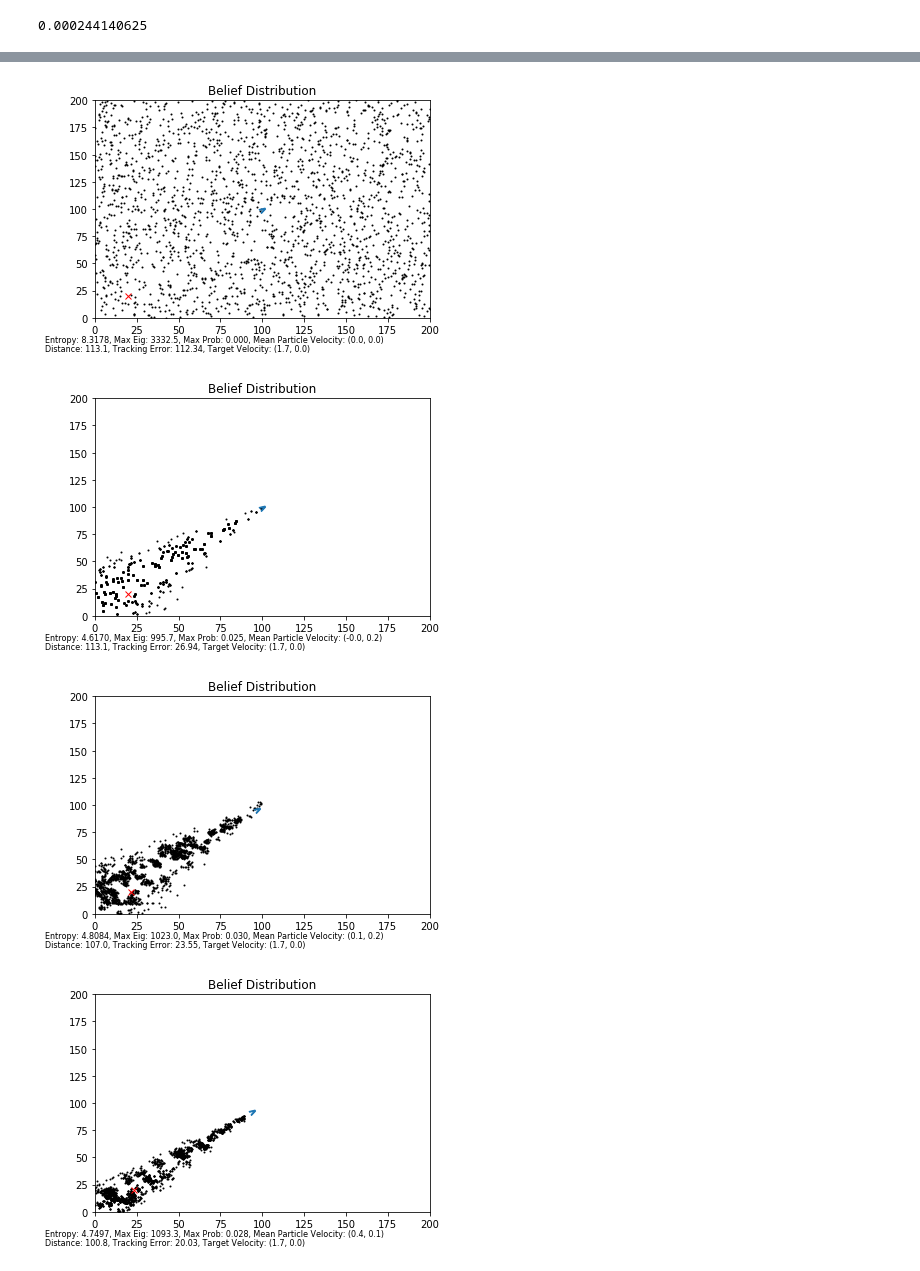
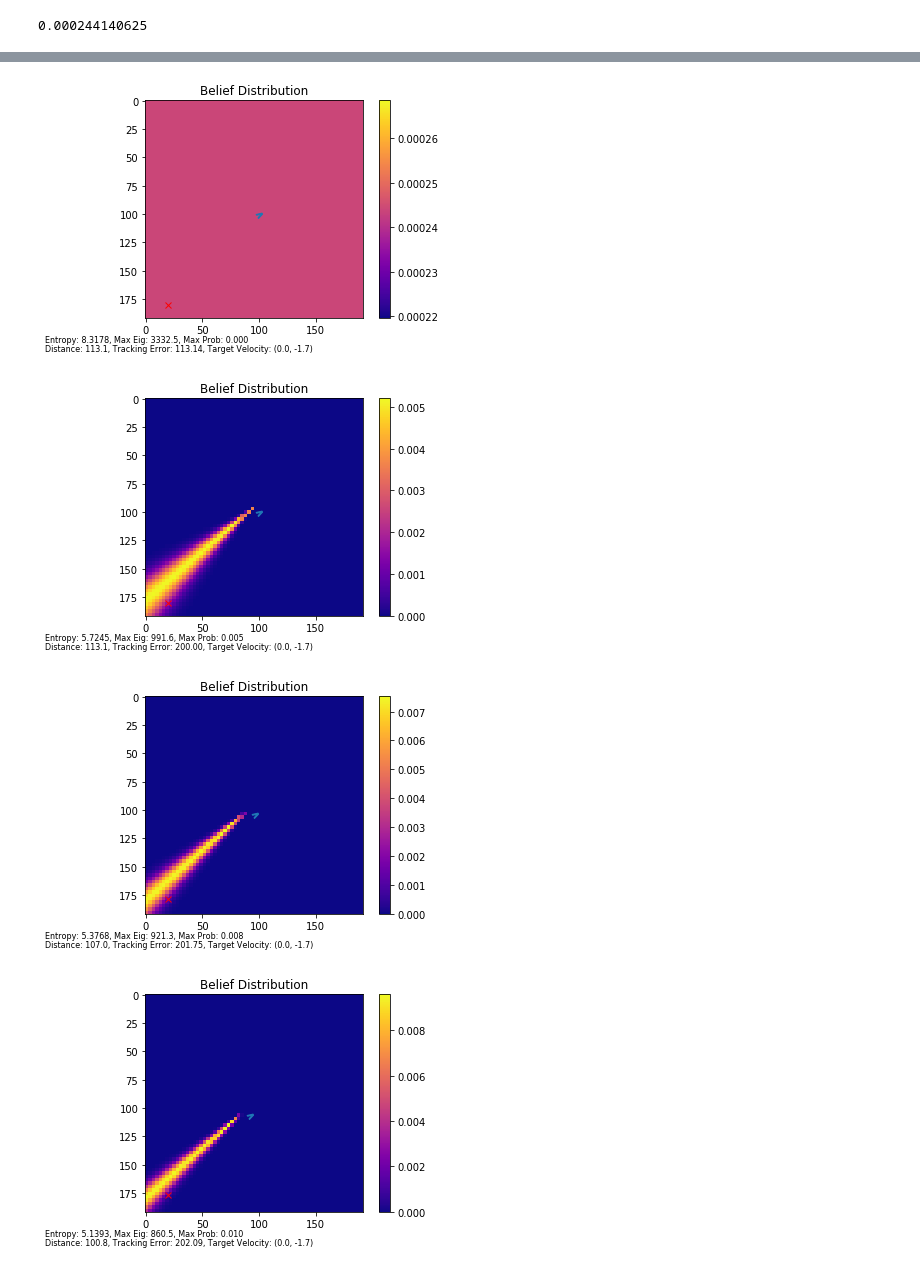
Before and after one commit to cdrckrgt/PyFEBOL, a Jupyter notebook: PyFEBOL/FilterVisualization.ipynb, the cells around one changed output, grey strips where cells are left out. Saved outputs shown, nothing was run; the diff lists cells and outputs as text; code cells hidden in the pictures.

```diff
--- a/PyFEBOL/FilterVisualization.ipynb
+++ b/PyFEBOL/FilterVisualization.ipynb
@@ -45,7 +45,8 @@ def setup():
     # binned into 64 buckets
     # particles propagate between -2.0 m/s and 2.0 m/s in a random direction
     # 2000 particles
-    f = filter.ParticleFilter(m, 64, s, 2.0, 2000)
+    # f = filter.ParticleFilter(m, 64, s, 2.0, 2000)
+    f = filter.DiscreteFilter(m, 64, s)
 
     # cost model
     # reward is +1 if largest bin is > 0.5
@@ -104,7 +105,7 @@ f.maxProbBucket()
 # %% [output]
 0.000244140625
 # %%
-def plotBelief(f, d=None, m=None):
+def plotParticle(f, d=None, m=None):
     belief = f.getBelief()
     belief = belief.squeeze(0)
     x_particles = f.x_particles
@@ -136,4 +137,34 @@ def plotBelief(f, d=None, m=None):
         plt.figtext(0.01, 0.04, toptxt, wrap=True, horizontalAlignment='left', fontsize=8)
         plt.show()
         plt.close()
+
+def plotDiscrete(f, d=None, m=None):
+    belief = f.getBelief()
+    belief = belief.squeeze(0)
+    scale_factor = m.length / f.buckets
+    plt.title('Belief Distribution')
+    plt.imshow(belief.reshape(f.buckets, f.buckets).repeat(scale_factor, axis=0).repeat(scale_factor, axis=1), cmap='plasma')
+    plt.colorbar()
+
+    if d is not None and m is not None:
+        x, y, heading = d.getPose()
+        theta_x, theta_y = m.getTheta()
+        theta_dx, theta_dy = m.policy.dx, m.policy.dy
+        # ensuring that we get correct rotation of seeker
+        marker = matplotlib.markers.MarkerStyle(marker=r'$\wedge$')
+        marker._transform = marker.get_transform().rotate_deg(-heading)
+        plt.scatter(x, y, marker=marker)
+        plt.plot(theta_x, theta_y, 'rx')
+
+        ent = f.entropy()
+        max_eig = f.maxEigenvalue()
+        max_prob = f.maxProbBucket()
+        dist = np.linalg.norm(np.array([x, y]) - np.array([theta_x, theta_y]))
+        tracking = np.linalg.norm(np.array(f.centroid()) - np.array([theta_x, theta_y]))
+        toptxt = 'Entropy: {:.4f}, Max Eig: {:.1f}, Max Prob: {:.3f}'.format(ent, max_eig, max_prob)
+        bottxt = 'Distance: {:.1f}, Tracking Error: {:.2f}, Target Velocity: ({:.1f}, {:.1f})'.format(dist, tracking, theta_dx, theta_dy)
+        plt.figtext(0.01, 0.01, bottxt, wrap=True, horizontalAlignment='left', fontsize=8)
+        plt.figtext(0.01, 0.04, toptxt, wrap=True, horizontalAlignment='left', fontsize=8)
+        plt.show()
+        plt.close()
 # %%
@@ -145,7 +176,7 @@ def step(m, d, f, a, c, plot=True):
     obs = s.observe(m.getTheta(), d.getPose())
     f.update(d.getPose(), obs)
     if plot:
-        plotBelief(f, d, m)
+        plotDiscrete(f, d, m)
     d.act(a)
     m.moveTarget()
     reward = c.getCost(m, d, f, a)
@@ -165,16 +196,16 @@ def greedy(actions, m, d, f, c):
 # %%
 m, s, d, f, c, p ,actions = setup()
 
 # 80 timesteps per episode
-plotBelief(f, d, m)
+plotDiscrete(f, d, m)
 episode_reward = 0.0
 for t in range(80):
     a = greedy(actions, m, d, f, c)
     obs, reward, _, _ = step(m, d, f, a, c)
     episode_reward += reward
 print('episode reward: ', episode_reward)
 # %% [output]
-[figure, old version]
+[figure, new version]
-[figure, old version]
+[figure, new version]
-[figure, old version]
+[figure, new version]
-[figure, old version]
+[figure, new version]
```
Also changed, not shown: parts of 3 cells of this notebook, 1 other file.
